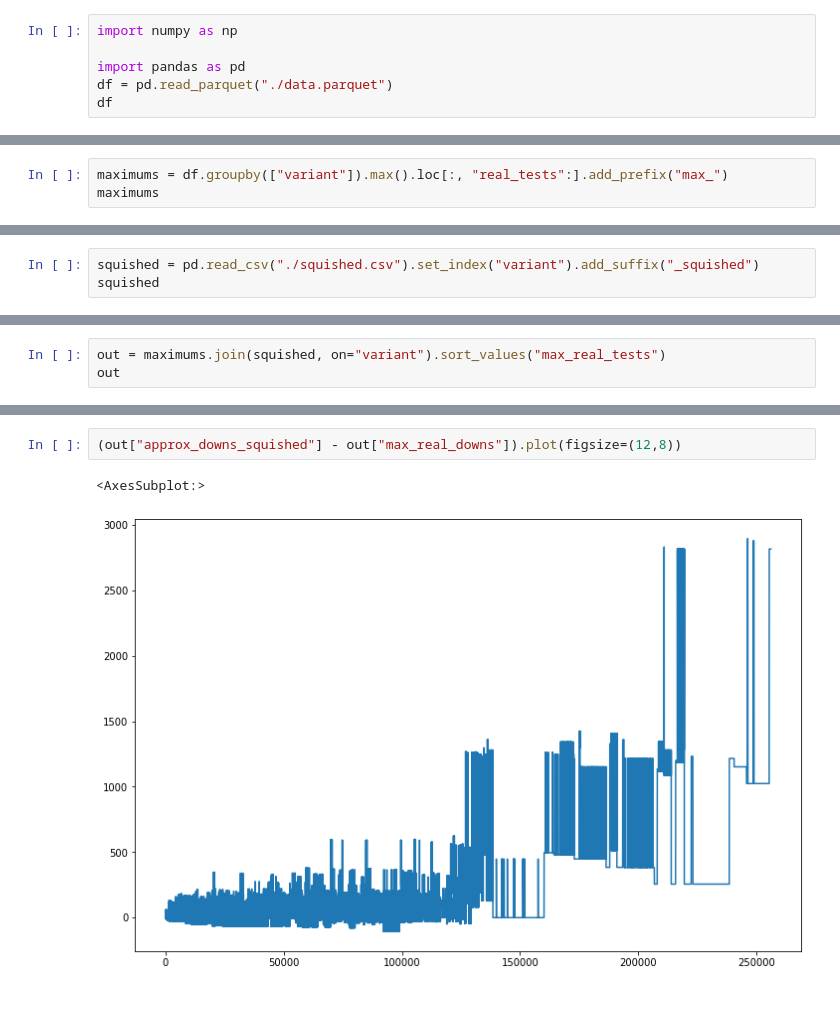
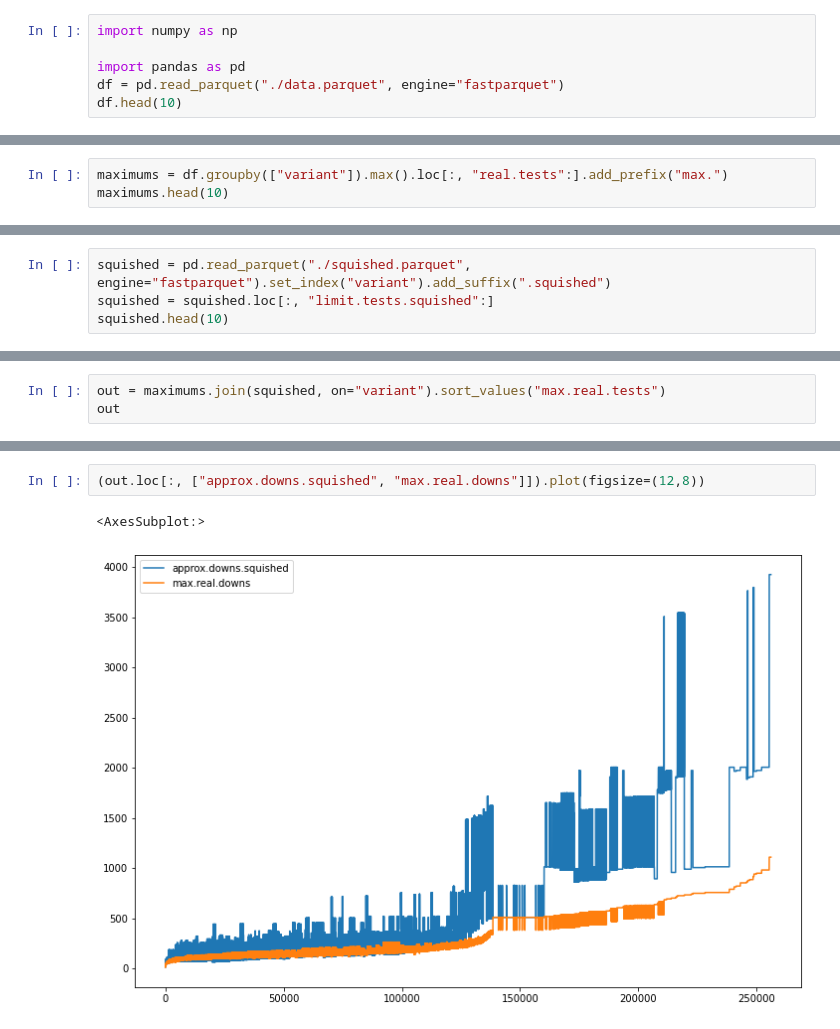
Before and after one commit to PaulRaUnite/ccsl-rs, a Jupyter notebook: plotter/comparison.ipynb, the cells around one changed output, grey strips where cells are left out. Cells and saved outputs as stored; diff of their text form.

```diff
--- a/plotter/comparison.ipynb
+++ b/plotter/comparison.ipynb
@@ -2,5 +2,5 @@
 import numpy as np
 
 import pandas as pd
-df = pd.read_parquet("./data.parquet")
-df
+df = pd.read_parquet("./data.parquet", engine="fastparquet")
+df.head(10)
@@ -7,4 +19,4 @@ df
 # %%
-maximums = df.groupby(["variant"]).max().loc[:, "real_tests":].add_prefix("max_")
-maximums
+maximums = df.groupby(["variant"]).max().loc[:, "real.tests":].add_prefix("max.")
+maximums.head(10)
 # %% [output]
@@ -25,4 +35,5 @@ maximums
 # %%
-squished = pd.read_csv("./squished.csv").set_index("variant").add_suffix("_squished")
-squished
+squished = pd.read_parquet("./squished.parquet", engine="fastparquet").set_index("variant").add_suffix(".squished")
+squished = squished.loc[:, "limit.tests.squished":]
+squished.head(10)
 # %% [output]
@@ -43,4 +52,4 @@ squished
 # %%
-out = maximums.join(squished, on="variant").sort_values("max_real_tests")
+out = maximums.join(squished, on="variant").sort_values("max.real.tests")
 out
 # %% [output]
@@ -102,6 +111,6 @@ out.loc[:, ["max_real_solutions", "max_limit_solutions", "limit_solutions_squish
 # %%
-(out["approx_downs_squished"] - out["max_real_downs"]).plot(figsize=(12,8))
+(out.loc[:, ["approx.downs.squished", "max.real.downs"]]).plot(figsize=(12,8))
 # %% [output]
 <AxesSubplot:>
-[figure, old version]
+[figure, new version]
 # %%
```
Also changed, not shown: parts of 17 cells of this notebook, 2 other files.
